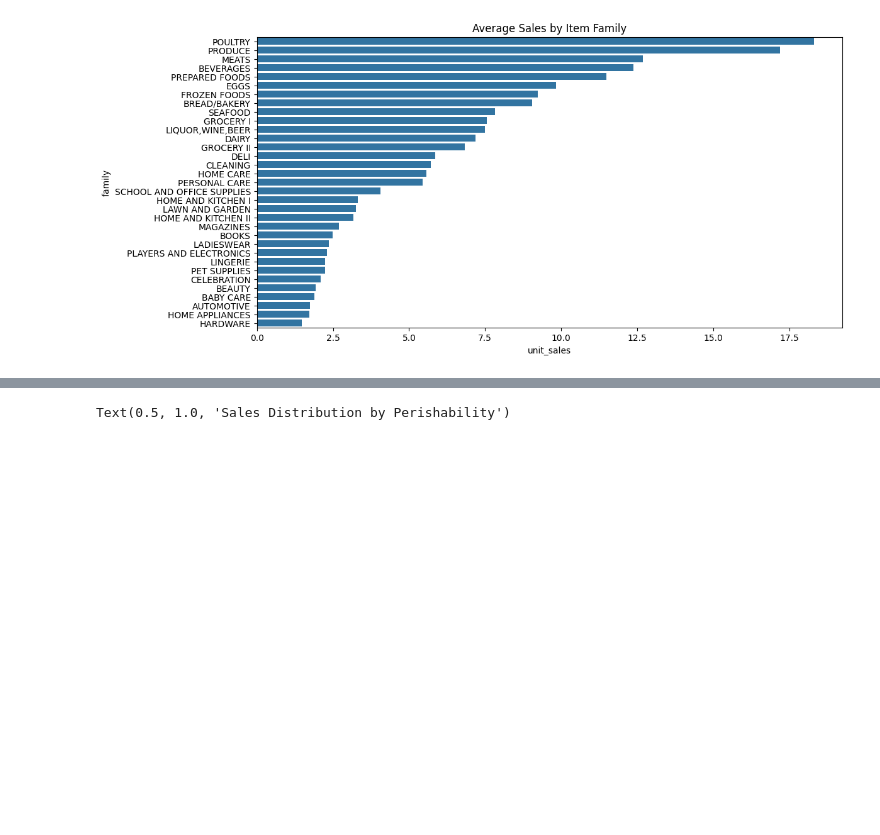
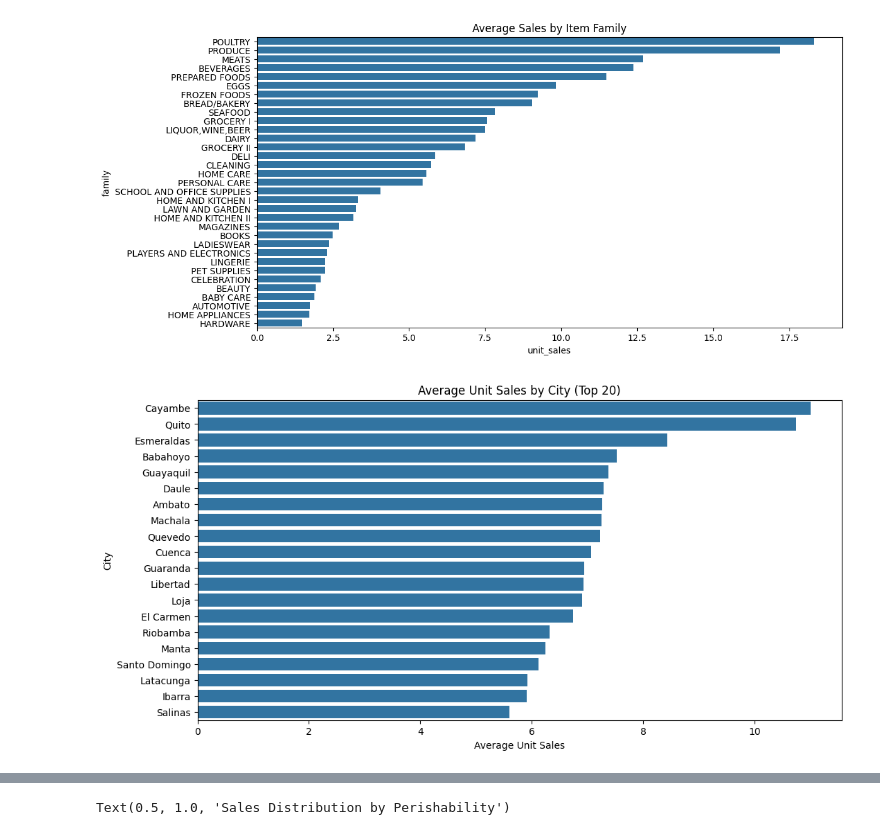
Before and after one commit to Neiw1/Grocery-Sales-Forecasting, a Jupyter notebook: eda.ipynb, the cells around one changed output, grey strips where cells are left out. Saved outputs shown, nothing was run; the diff lists cells and outputs as text; code cells hidden in the pictures; blank space fills up the shorter version.

```diff
--- a/eda.ipynb
+++ b/eda.ipynb
@@ -57,3 +57,14 @@ plt.title("Average Sales by Item Family")
 # %% [output]
 Text(0.5, 1.0, 'Average Sales by Item Family')
 [figure]
+# %%
+sales_by_city = df.groupby('city')['unit_sales'].mean().sort_values(ascending=False).head(20)  # top 20 cities
+
+plt.figure(figsize=(12,6))
+sns.barplot(x=sales_by_city.values, y=sales_by_city.index)
+plt.title('Average Unit Sales by City (Top 20)')
+plt.xlabel('Average Unit Sales')
+plt.ylabel('City')
+plt.show()
+# %% [output]
+[figure, added]
```
Also changed, not shown: parts of 4 cells of this notebook.
